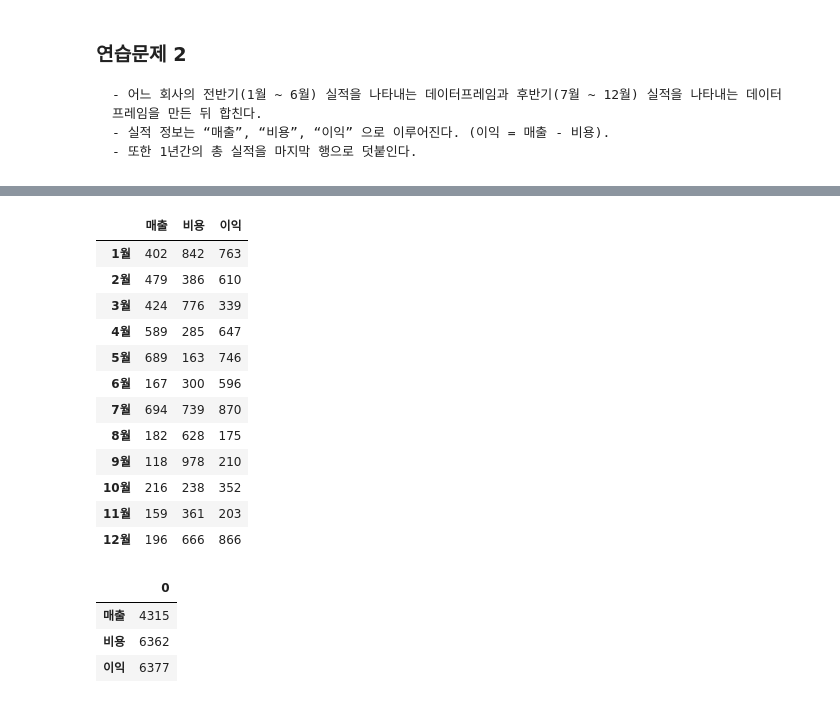
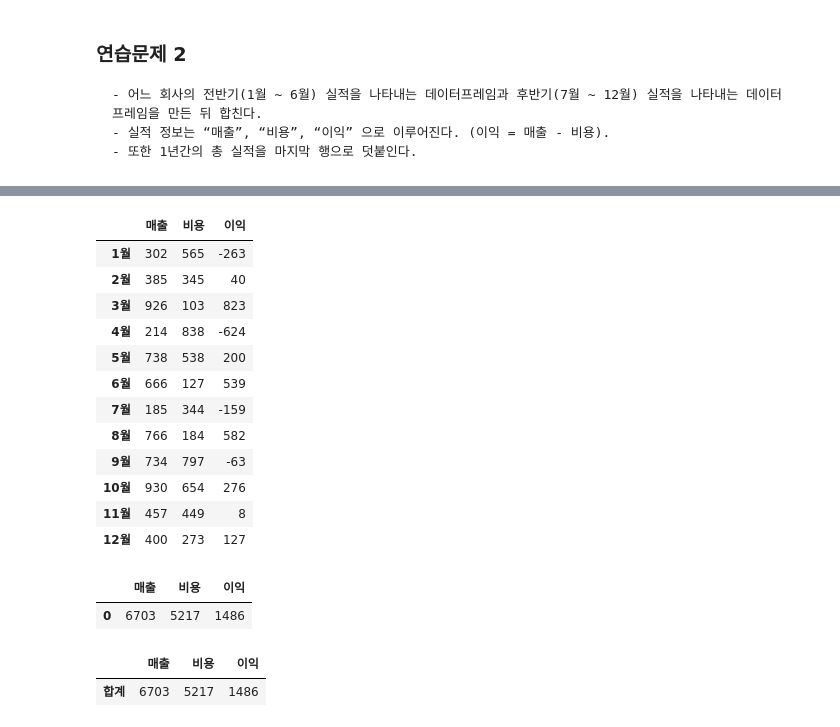
Before and after one commit to moon-bh730/03.DataAnalysis, a Jupyter notebook: 02. Pandas/07_DataFrame합성.ipynb, the cells around one changed output, grey strips where cells are left out. Cells and saved outputs as stored; diff of their text form; code cells hidden in the pictures.

```diff
--- a/02. Pandas/07_DataFrame합성.ipynb
+++ b/02. Pandas/07_DataFrame합성.ipynb
@@ -246,9 +246,10 @@ pd.concat([df1, df2],axis=1)
     - 실적 정보는 “매출”, “비용”, “이익” 으로 이루어진다. (이익 = 매출 - 비용).
     - 또한 1년간의 총 실적을 마지막 행으로 덧붙인다.
 # %%
-df1 = pd.DataFrame(np.random.randint(100,1000, size=(6,3)),
-                    columns=["매출","비용","이익"],
+df1 = pd.DataFrame(np.random.randint(100,1000, size=(6,2)),
+                    columns=["매출","비용"],
                     index=["1월","2월","3월","4월", "5월","6월"])
+df1["이익"] = df1.매출 - df1.비용
 df1
 # %% [output]
 |  | 매출 | 비용 | 이익 |
@@ -261,7 +262,8 @@ df1
 # %%
-df2 = pd.DataFrame(np.random.randint(100,1000, size=(6,3)),
-                    columns=["매출","비용","이익"],
+df2 = pd.DataFrame(np.random.randint(100,1000, size=(6,2)),
+                    columns=["매출","비용"],
                     index=["7월","8월","9월","10월", "11월","12월"])
+df2["이익"] = df2.매출 - df2.비용
 df2
 # %% [output]
 |  | 매출 | 비용 | 이익 |
@@ -276,24 +278,28 @@ df = pd.concat([df1, df2])
 df
 # %% [output]
 |  | 매출 | 비용 | 이익 |
-| 1월 | 402 | 842 | 763 |
-| 2월 | 479 | 386 | 610 |
-| 3월 | 424 | 776 | 339 |
-| 4월 | 589 | 285 | 647 |
-| 5월 | 689 | 163 | 746 |
-| 6월 | 167 | 300 | 596 |
-| 7월 | 694 | 739 | 870 |
-| 8월 | 182 | 628 | 175 |
-| 9월 | 118 | 978 | 210 |
-| 10월 | 216 | 238 | 352 |
-| 11월 | 159 | 361 | 203 |
-| 12월 | 196 | 666 | 866 |
+| 1월 | 302 | 565 | -263 |
+| 2월 | 385 | 345 | 40 |
+| 3월 | 926 | 103 | 823 |
+| 4월 | 214 | 838 | -624 |
+| 5월 | 738 | 538 | 200 |
+| 6월 | 666 | 127 | 539 |
+| 7월 | 185 | 344 | -159 |
+| 8월 | 766 | 184 | 582 |
+| 9월 | 734 | 797 | -63 |
+| 10월 | 930 | 654 | 276 |
+| 11월 | 457 | 449 | 8 |
+| 12월 | 400 | 273 | 127 |
 # %%
 # 합구하기
-tdf = pd.DataFrame(df.sum())
+tdf = pd.DataFrame(df.sum()).T
 tdf
 # %% [output]
-|  | 0 |
-| 매출 | 4315 |
-| 비용 | 6362 |
-| 이익 | 6377 |
+|  | 매출 | 비용 | 이익 |
+| 0 | 6703 | 5217 | 1486 |
+# %%
+tdf.index = ["합계"]
+tdf
+# %% [output]
+|  | 매출 | 비용 | 이익 |
+| 합계 | 6703 | 5217 | 1486 |
```
Also changed, not shown: parts of 3 cells of this notebook, 6 other files.
